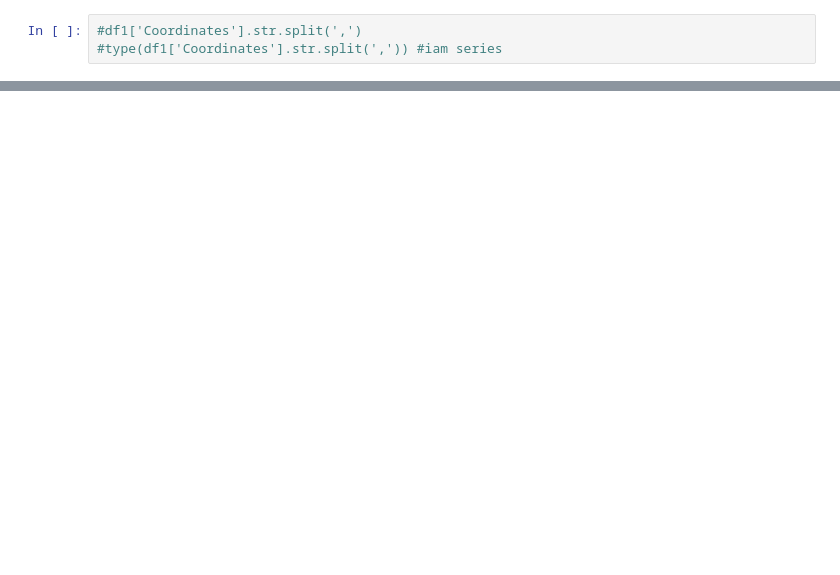
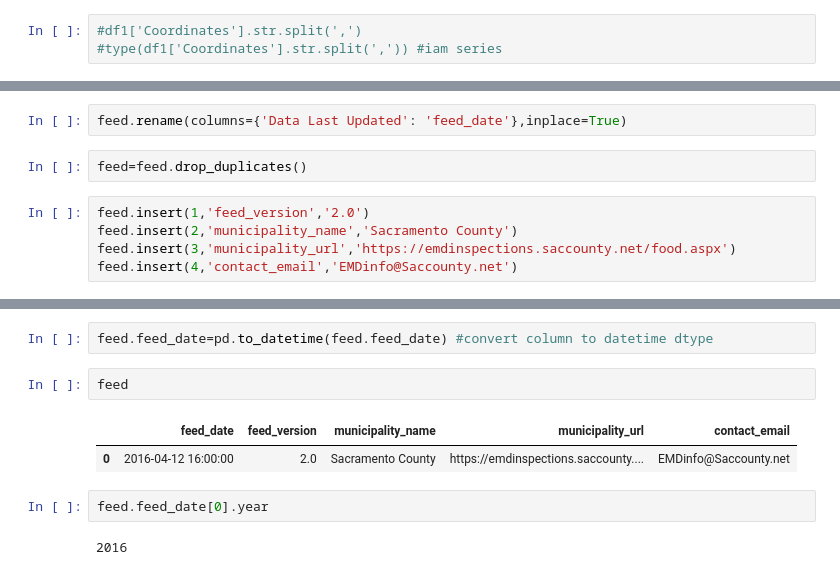
Before and after one commit to josephlei/team-dsb, a Jupyter notebook: project-sac-food/automation-dev/manip2.ipynb, the cells around one changed output, grey strips where cells are left out. Drawn from its saved outputs; the diff is of its cells as text; blank space fills up the shorter version.

```diff
--- a/project-sac-food/automation-dev/manip2.ipynb
+++ b/project-sac-food/automation-dev/manip2.ipynb
@@ -33,0 +137,9 @@ df1.to_csv('businesses.csv', index=False)
+# %%
+feed.rename(columns={'Data Last Updated': 'feed_date'},inplace=True)
+# %%
+feed=feed.drop_duplicates()
+# %%
+feed.insert(1,'feed_version','2.0')
+feed.insert(2,'municipality_name','Sacramento County')
+feed.insert(3,'municipality_url','https://emdinspections.saccounty.net/food.aspx')
+feed.insert(4,'contact_email','EMDinfo@Saccounty.net')
@@ -33,0 +171,11 @@ df1.to_csv('businesses.csv', index=False)
+# %%
+feed.feed_date=pd.to_datetime(feed.feed_date) #convert column to datetime dtype
+# %%
+feed
+# %% [output]
+|  | feed_date | feed_version | municipality_name | municipality_url | contact_email |
+| 0 | 2016-04-12 16:00:00 | 2.0 | Sacramento County | https://emdinspections.saccounty.... | EMDinfo@Saccounty.net |
+# %%
+feed.feed_date[0].year
+# %% [output]
+2016
```
Also changed, not shown: parts of 24 cells of this notebook, 4 other files.
